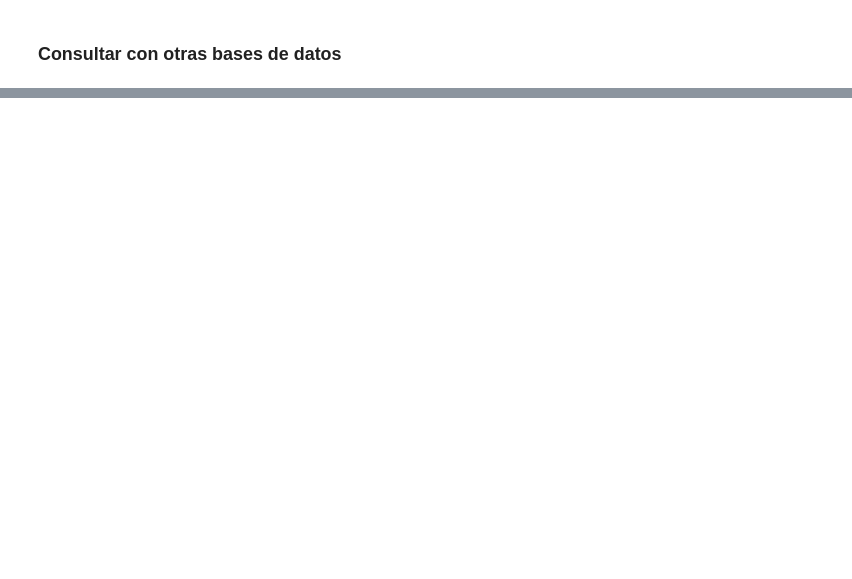
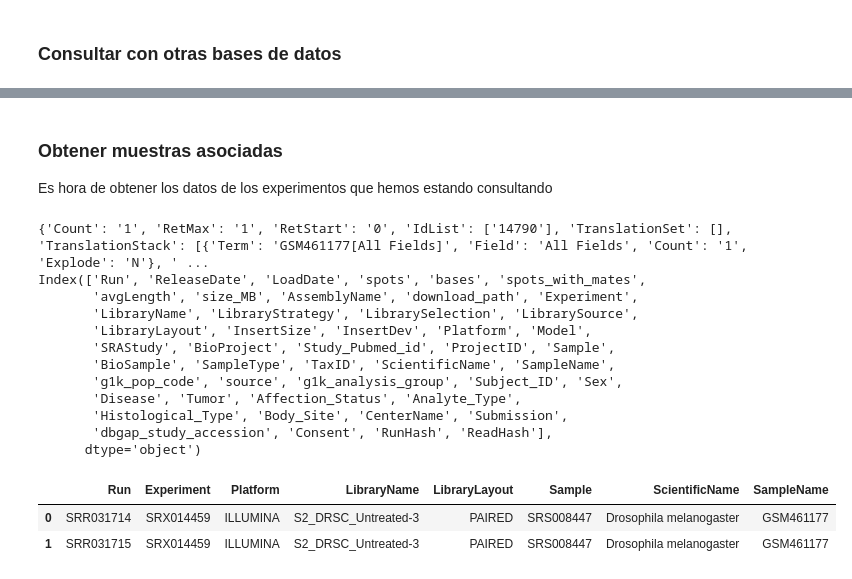
Before and after one commit to MaxHuesca/BioPyhton_2026, a Jupyter notebook: src/Data-bases.ipynb, the cells around one changed output, grey strips where cells are left out. Saved outputs shown, nothing was run; the diff lists cells and outputs as text; code cells hidden in the pictures; blank space fills up the shorter version.

```diff
--- a/src/Data-bases.ipynb
+++ b/src/Data-bases.ipynb
@@ -124,0 +213,46 @@ linksBioProj
+# %% [markdown]
+### Obtener muestras asociadas
+Es hora de obtener los datos de los experimentos que hemos estando consultando
+# %%
+# Obtener el UID correspondiente a la muestra
+gsm_id = "GSM461177"
+handle = Entrez.esearch(db="sra", term=gsm_id)
+record = Entrez.read(handle)
+print(record)
+
+
+# Consultar si existe el identificador
+if not record["IdList"]:
+    print("No se encontraron SRR para", gsm_id)
+else:
+    sra_id = record["IdList"]
+# Obtener la información de la corrida como texto
+    handle = Entrez.efetch(db="sra", id=sra_id, rettype="runinfo", retmode="text")
+    #este objeto pued contener un objeto binario b'binary_text'
+    runinfo = handle.read()
+    handle.close()
+
+    #si este objeto es de tipo binario hay que convertirlo a texto para poder leerlo
+    if isinstance(runinfo, bytes):
+        runinfo = runinfo.decode("utf-8")
+
+# Cargar en pandas el resultado, directamente desde la cadena
+    df = pd.read_csv(StringIO(runinfo))
+    print(df.columns)
+    display(df[['Run','Experiment','Platform','LibraryName','LibraryLayout','Sample','ScientificName','SampleName']].head())
+# %% [output]
+{'Count': '1', 'RetMax': '1', 'RetStart': '0', 'IdList': ['14790'], 'TranslationSet': [], 'TranslationStack': [{'Term': 'GSM461177[All Fields]', 'Field': 'All Fields', 'Count': '1', 'Explode': 'N'}, ' ...
+Index(['Run', 'ReleaseDate', 'LoadDate', 'spots', 'bases', 'spots_with_mates',
+       'avgLength', 'size_MB', 'AssemblyName', 'download_path', 'Experiment',
+       'LibraryName', 'LibraryStrategy', 'LibrarySelection', 'LibrarySource',
+       'LibraryLayout', 'InsertSize', 'InsertDev', 'Platform', 'Model',
+       'SRAStudy', 'BioProject', 'Study_Pubmed_id', 'ProjectID', 'Sample',
+       'BioSample', 'SampleType', 'TaxID', 'ScientificName', 'SampleName',
+       'g1k_pop_code', 'source', 'g1k_analysis_group', 'Subject_ID', 'Sex',
+       'Disease', 'Tumor', 'Affection_Status', 'Analyte_Type',
+       'Histological_Type', 'Body_Site', 'CenterName', 'Submission',
+       'dbgap_study_accession', 'Consent', 'RunHash', 'ReadHash'],
+      dtype='object')
+|  | Run | Experiment | Platform | LibraryName | LibraryLayout | Sample | ScientificName | SampleName |
+| 0 | SRR031714 | SRX014459 | ILLUMINA | S2_DRSC_Untreated-3 | PAIRED | SRS008447 | Drosophila melanogaster | GSM461177 |
+| 1 | SRR031715 | SRX014459 | ILLUMINA | S2_DRSC_Untreated-3 | PAIRED | SRS008447 | Drosophila melanogaster | GSM461177 |
```
Also changed, not shown: parts of 12 cells of this notebook, 1 other file.
